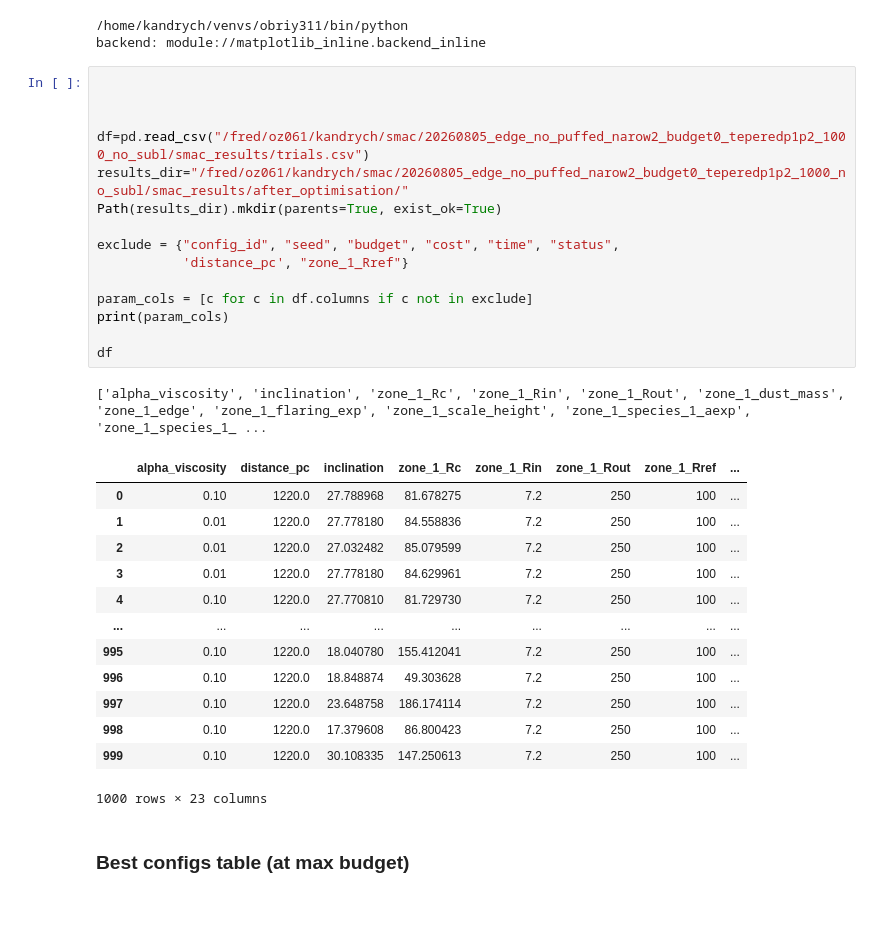
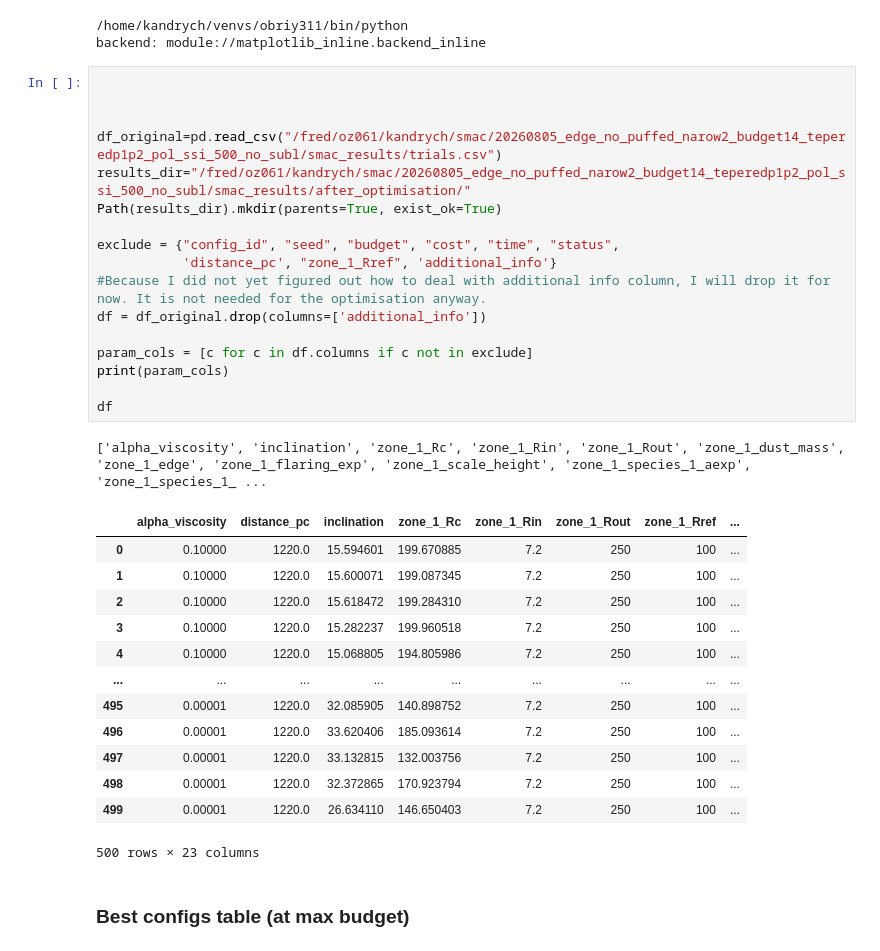
Before and after one commit to kandrych/modelling_optimisation, a Jupyter notebook: scripts/after_optimisation.ipynb, the cells around one changed output. Cells and saved outputs as stored; diff of their text form; blank space fills up the shorter version.

```diff
--- a/scripts/after_optimisation.ipynb
+++ b/scripts/after_optimisation.ipynb
@@ -22,33 +22,35 @@ backend: module://matplotlib_inline.backend_inline
 # %%
 
 
 
-df=pd.read_csv("/fred/oz061/kandrych/smac/20260805_edge_no_puffed_narow2_budget0_teperedp1p2_1000_no_subl/smac_results/trials.csv")
-results_dir="/fred/oz061/kandrych/smac/20260805_edge_no_puffed_narow2_budget0_teperedp1p2_1000_no_subl/smac_results/after_optimisation/"
+df_original=pd.read_csv("/fred/oz061/kandrych/smac/20260805_edge_no_puffed_narow2_budget14_teperedp1p2_pol_ssi_500_no_subl/smac_results/trials.csv")
+results_dir="/fred/oz061/kandrych/smac/20260805_edge_no_puffed_narow2_budget14_teperedp1p2_pol_ssi_500_no_subl/smac_results/after_optimisation/"
 Path(results_dir).mkdir(parents=True, exist_ok=True)
 
 exclude = {"config_id", "seed", "budget", "cost", "time", "status",
-           'distance_pc', "zone_1_Rref"}
+           'distance_pc', "zone_1_Rref", 'additional_info'}
+#Because I did not yet figured out how to deal with additional info column, I will drop it for now. It is not needed for the optimisation anyway.
+df = df_original.drop(columns=['additional_info'])
 
 param_cols = [c for c in df.columns if c not in exclude]
 print(param_cols)
 
 df
 # %% [output]
 ['alpha_viscosity', 'inclination', 'zone_1_Rc', 'zone_1_Rin', 'zone_1_Rout', 'zone_1_dust_mass', 'zone_1_edge', 'zone_1_flaring_exp', 'zone_1_scale_height', 'zone_1_species_1_aexp', 'zone_1_species_1_ ...
 |  | alpha_viscosity | distance_pc | inclination | zone_1_Rc | zone_1_Rin | zone_1_Rout | zone_1_Rref | ... |
-| 0 | 0.10 | 1220.0 | 27.788968 | 81.678275 | 7.2 | 250 | 100 | ... |
-| 1 | 0.01 | 1220.0 | 27.778180 | 84.558836 | 7.2 | 250 | 100 | ... |
-| 2 | 0.01 | 1220.0 | 27.032482 | 85.079599 | 7.2 | 250 | 100 | ... |
-| 3 | 0.01 | 1220.0 | 27.778180 | 84.629961 | 7.2 | 250 | 100 | ... |
-| 4 | 0.10 | 1220.0 | 27.770810 | 81.729730 | 7.2 | 250 | 100 | ... |
+| 0 | 0.10000 | 1220.0 | 15.594601 | 199.670885 | 7.2 | 250 | 100 | ... |
+| 1 | 0.10000 | 1220.0 | 15.600071 | 199.087345 | 7.2 | 250 | 100 | ... |
+| 2 | 0.10000 | 1220.0 | 15.618472 | 199.284310 | 7.2 | 250 | 100 | ... |
+| 3 | 0.10000 | 1220.0 | 15.282237 | 199.960518 | 7.2 | 250 | 100 | ... |
+| 4 | 0.10000 | 1220.0 | 15.068805 | 194.805986 | 7.2 | 250 | 100 | ... |
 | ... | ... | ... | ... | ... | ... | ... | ... | ... |
-| 995 | 0.10 | 1220.0 | 18.040780 | 155.412041 | 7.2 | 250 | 100 | ... |
-| 996 | 0.10 | 1220.0 | 18.848874 | 49.303628 | 7.2 | 250 | 100 | ... |
-| 997 | 0.10 | 1220.0 | 23.648758 | 186.174114 | 7.2 | 250 | 100 | ... |
-| 998 | 0.10 | 1220.0 | 17.379608 | 86.800423 | 7.2 | 250 | 100 | ... |
-| 999 | 0.10 | 1220.0 | 30.108335 | 147.250613 | 7.2 | 250 | 100 | ... |
+| 495 | 0.00001 | 1220.0 | 32.085905 | 140.898752 | 7.2 | 250 | 100 | ... |
+| 496 | 0.00001 | 1220.0 | 33.620406 | 185.093614 | 7.2 | 250 | 100 | ... |
+| 497 | 0.00001 | 1220.0 | 33.132815 | 132.003756 | 7.2 | 250 | 100 | ... |
+| 498 | 0.00001 | 1220.0 | 32.372865 | 170.923794 | 7.2 | 250 | 100 | ... |
+| 499 | 0.00001 | 1220.0 | 26.634110 | 146.650403 | 7.2 | 250 | 100 | ... |
-1000 rows × 23 columns
+500 rows × 23 columns
 # %% [markdown]
 ### Best configs table (at max budget)
 # %%
```
Also changed, not shown: parts of 8 cells of this notebook.
